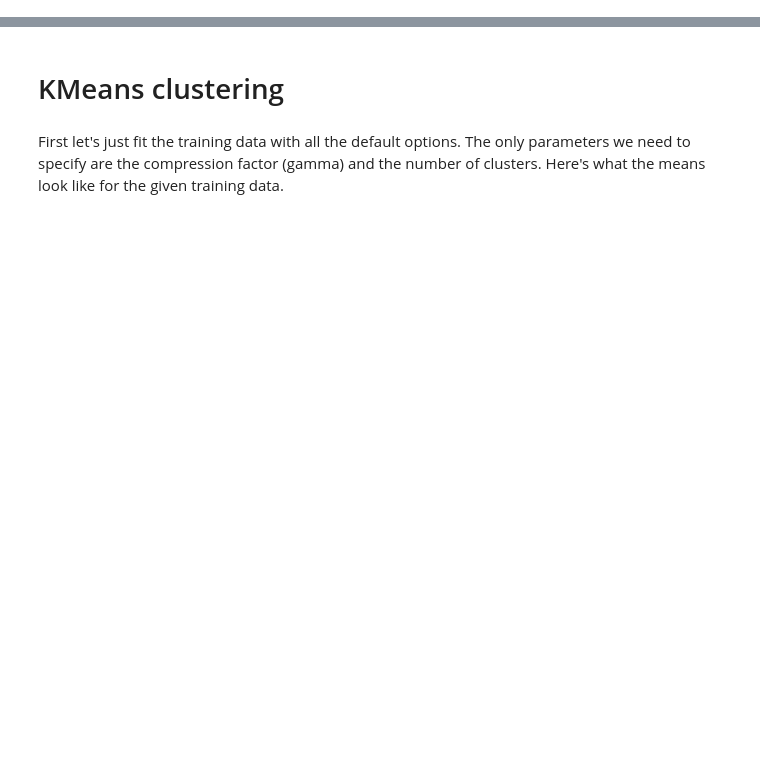
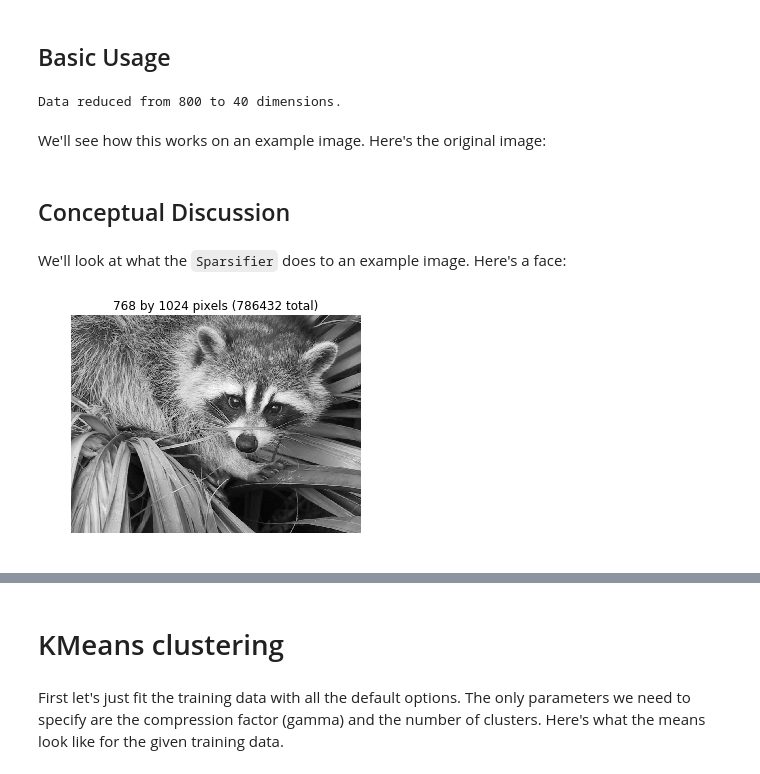
Before and after one commit to EricKightley/sparseklearn, a Jupyter notebook: examples/tutorials.ipynb, the cells around one changed output, grey strips where cells are left out. Drawn from its saved outputs; the diff is of its cells as text; code cells hidden in the pictures; blank space fills up the shorter version.

```diff
--- a/examples/tutorials.ipynb
+++ b/examples/tutorials.ipynb
@@ -0,0 +7,29 @@
+# %% [markdown]
+## Basic Usage
+# %%
+# generate some random data
+number_of_datapoints = 1000
+latent_dimension = 800
+X = np.random.rand(number_of_datapoints, latent_dimension)
+
+# sparsify it
+from sparseklearn import Sparsifier
+spf = Sparsifier(gamma=0.05)
+spf.fit_sparsifier(X)
+
+print("Data reduced from {} to {} dimensions.".format(spf.P, spf.M))
+# %% [output]
+Data reduced from 800 to 40 dimensions.
+# %% [markdown]
+We'll see how this works on an example image. Here's the original image:
+# %% [markdown]
+## Conceptual Discussion
+# %% [markdown]
+We'll look at what the `Sparsifier` does to an example image. Here's a face:
+# %%
+plt.imshow(face,cmap = plt.cm.gray)
+plt.title('{} by {} pixels ({} total)'.format(fR,fC,fR*fC))
+plt.axis('off')
+plt.show()
+# %% [output]
+[figure, added]
```
Also changed, not shown: parts of 15 cells of this notebook, 4 other files.
